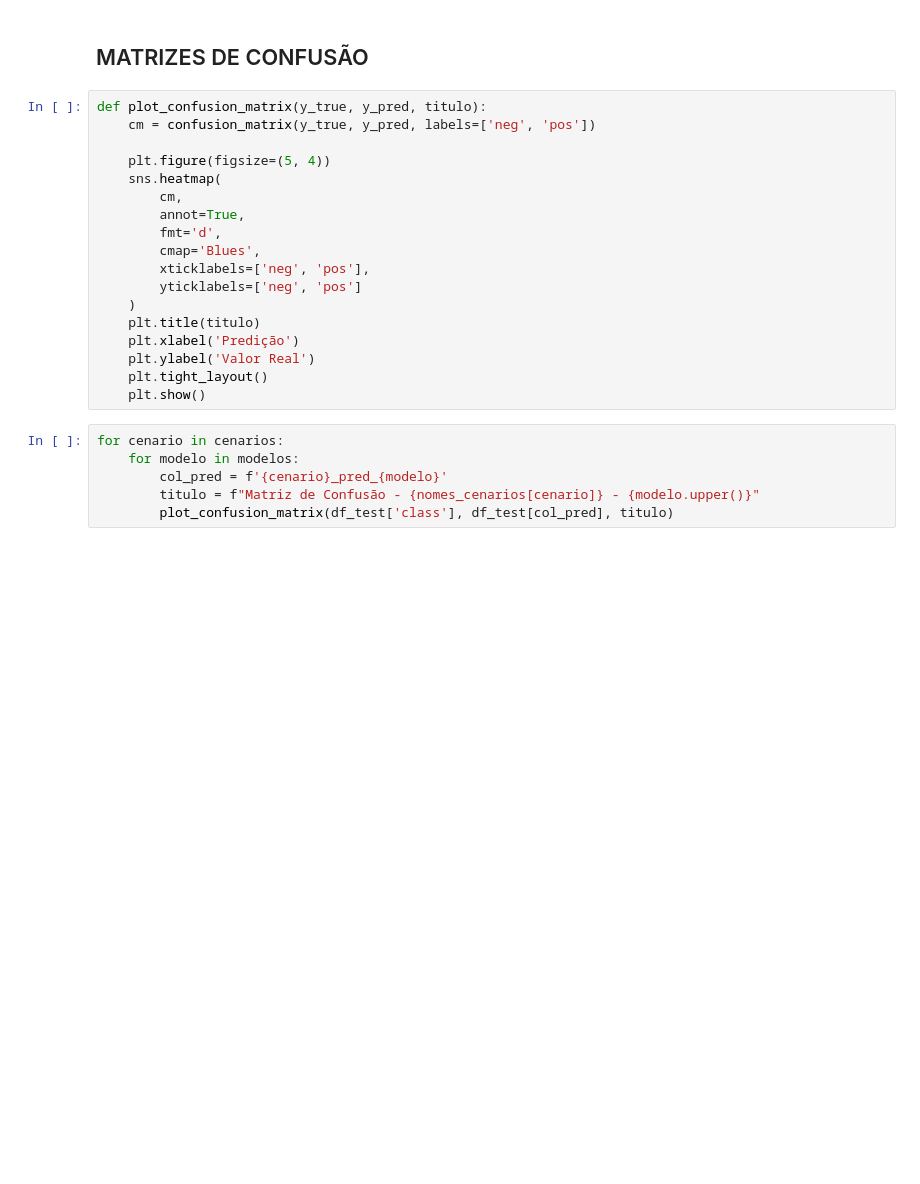
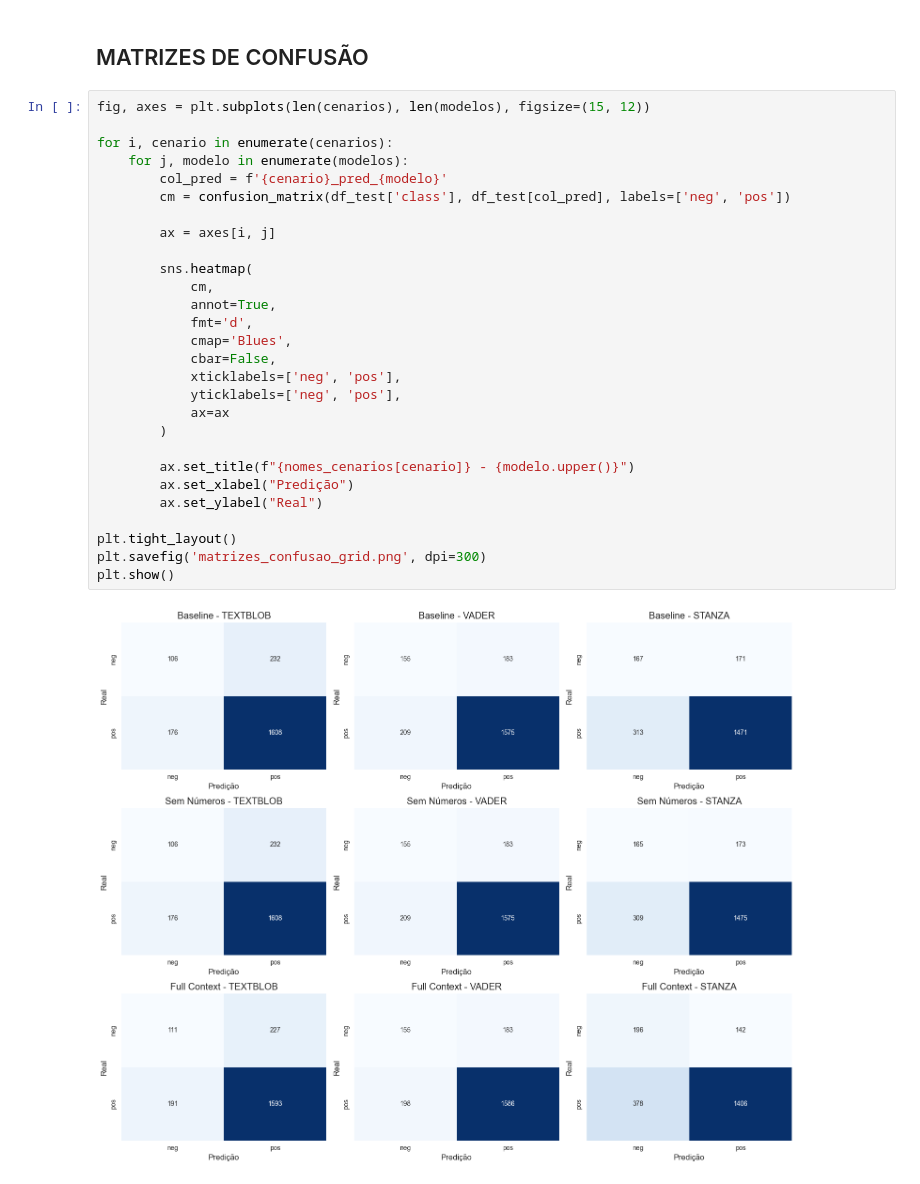
Before and after one commit to fernandorocha23/text_mining, a Jupyter notebook: project/Início.ipynb, the cells around one changed output. Cells and saved outputs as stored; diff of their text form; blank space fills up the shorter version.

```diff
--- a/project/Início.ipynb
+++ b/project/Início.ipynb
@@ -453,26 +457,32 @@ NameError: name 'nomes_cenarios' is not defined
 # %% [markdown]
 ## MATRIZES DE CONFUSÃO
-# %%
-def plot_confusion_matrix(y_true, y_pred, titulo):
-    cm = confusion_matrix(y_true, y_pred, labels=['neg', 'pos'])
-
-    plt.figure(figsize=(5, 4))
-    sns.heatmap(
-        cm,
-        annot=True,
-        fmt='d',
-        cmap='Blues',
-        xticklabels=['neg', 'pos'],
-        yticklabels=['neg', 'pos']
-    )
-    plt.title(titulo)
-    plt.xlabel('Predição')
-    plt.ylabel('Valor Real')
-    plt.tight_layout()
-    plt.show()
-# %%
-for cenario in cenarios:
-    for modelo in modelos:
-        col_pred = f'{cenario}_pred_{modelo}'
-        titulo = f"Matriz de Confusão - {nomes_cenarios[cenario]} - {modelo.upper()}"
-        plot_confusion_matrix(df_test['class'], df_test[col_pred], titulo)
+# %%
+fig, axes = plt.subplots(len(cenarios), len(modelos), figsize=(15, 12))
+
+for i, cenario in enumerate(cenarios):
+    for j, modelo in enumerate(modelos):
+        col_pred = f'{cenario}_pred_{modelo}'
+        cm = confusion_matrix(df_test['class'], df_test[col_pred], labels=['neg', 'pos'])
+
+        ax = axes[i, j]
+
+        sns.heatmap(
+            cm,
+            annot=True,
+            fmt='d',
+            cmap='Blues',
+            cbar=False,
+            xticklabels=['neg', 'pos'],
+            yticklabels=['neg', 'pos'],
+            ax=ax
+        )
+
+        ax.set_title(f"{nomes_cenarios[cenario]} - {modelo.upper()}")
+        ax.set_xlabel("Predição")
+        ax.set_ylabel("Real")
+
+plt.tight_layout()
+plt.savefig('matrizes_confusao_grid.png', dpi=300)
+plt.show()
+# %% [output]
+[figure, added]
```
Also changed, not shown: parts of 4 cells of this notebook, 1 other file.
